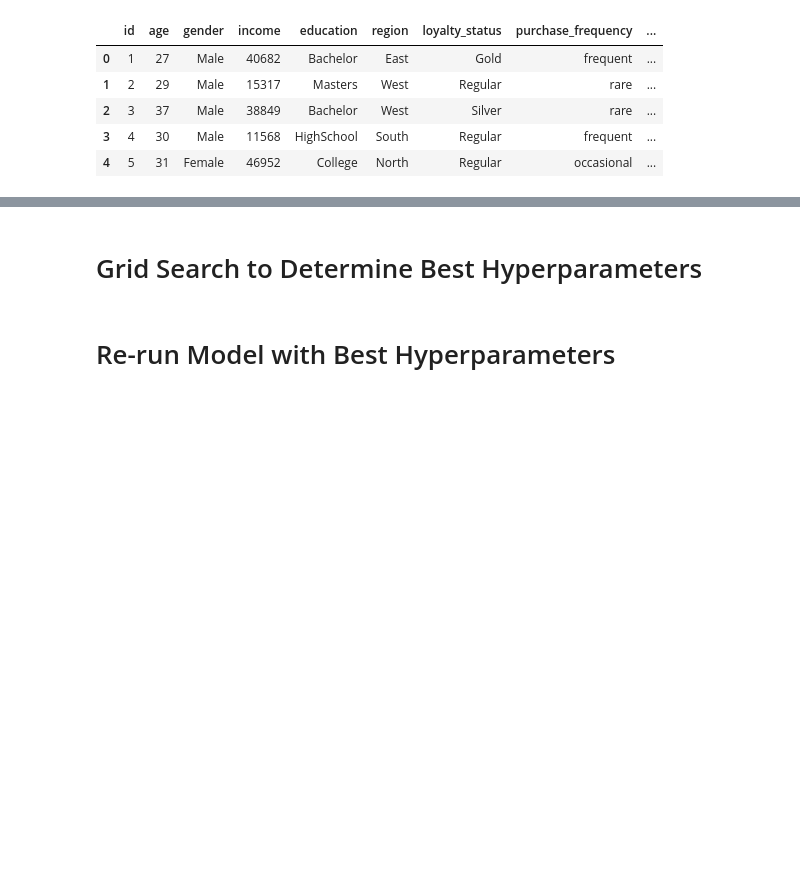
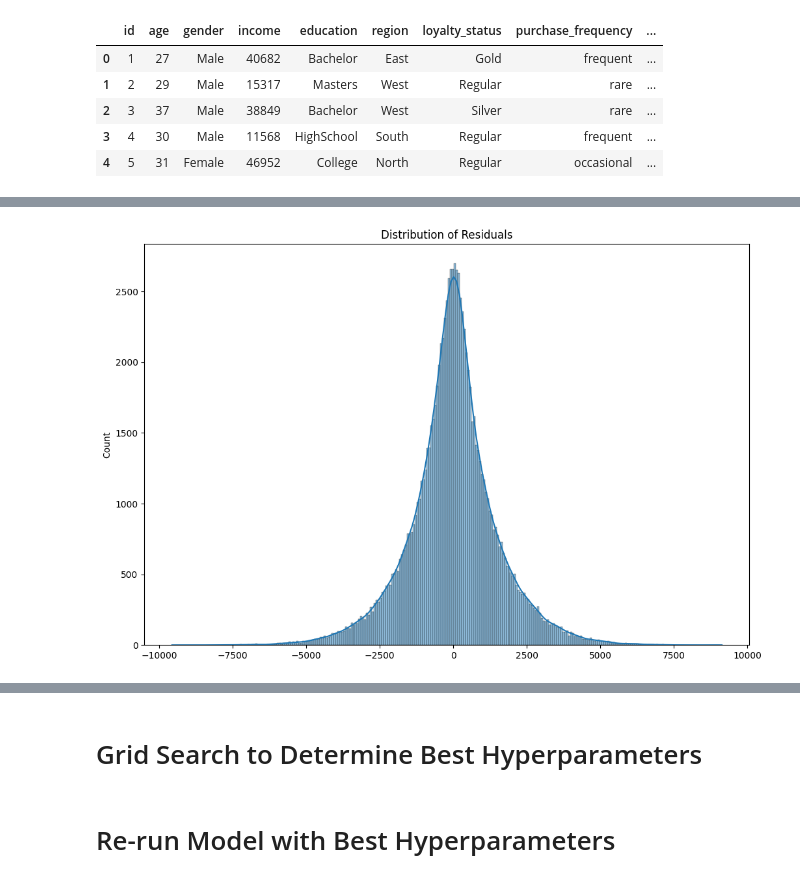
Before and after one commit to david-00001/capstone, a Jupyter notebook: Decision Tree Regressor.ipynb, the cells around one changed output, grey strips where cells are left out. Cells and saved outputs as stored; diff of their text form; code cells hidden in the pictures; blank space fills up the shorter version.

```diff
--- a/Decision Tree Regressor.ipynb
+++ b/Decision Tree Regressor.ipynb
@@ -57,0 +307,13 @@ df['purchase_amount'].max() - df['purchase_amount'].min()
+# %%
+# Define the predictor and target variable
+X = df[['income']]
+y = df['purchase_amount']
+
+# Add a constant to the model (intercept)
+X = sm.add_constant(X)
+
+# Fit the Linear Regression model
+model = sm.OLS(y, X).fit()
+
+# Print the summary of the model
+print(model.summary())
@@ -57,0 +338,11 @@ df['purchase_amount'].max() - df['purchase_amount'].min()
+# %%
+# Obtain residuals
+residuals = model.resid
+
+# Plot residuals to visually inspect normality
+plt.figure(figsize=(12, 8))
+sns.histplot(residuals, kde=True)
+plt.title('Distribution of Residuals')
+plt.show()
+# %% [output]
+[figure, added]
```
Also changed, not shown: parts of 40 cells of this notebook.
